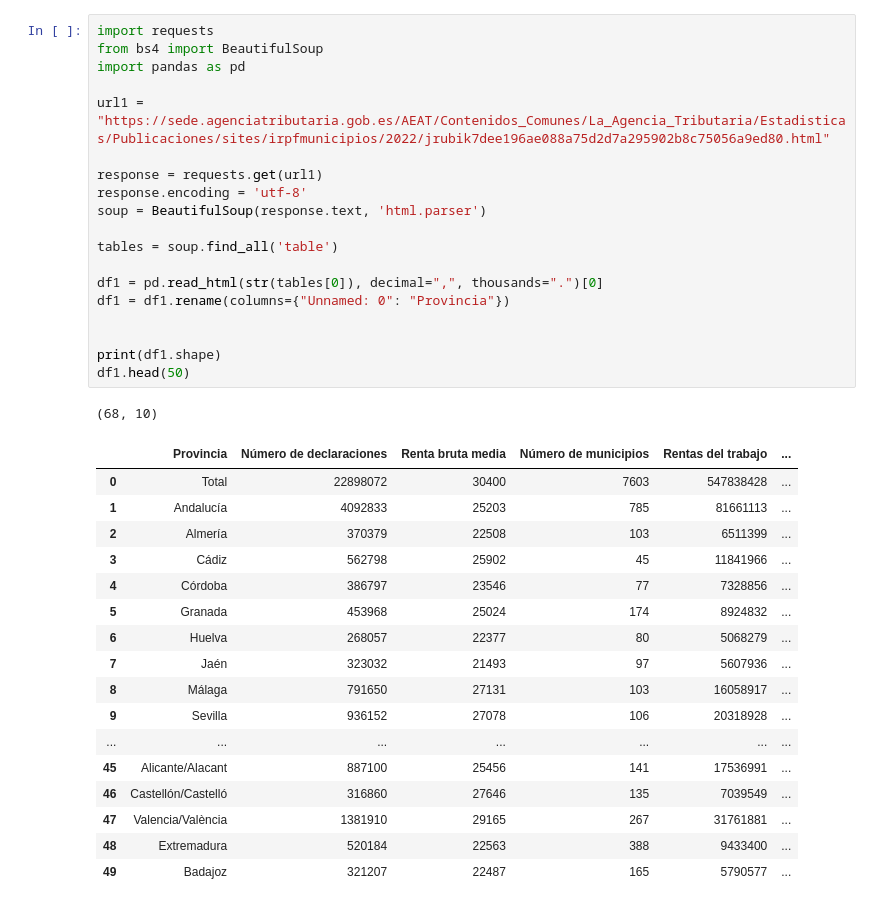
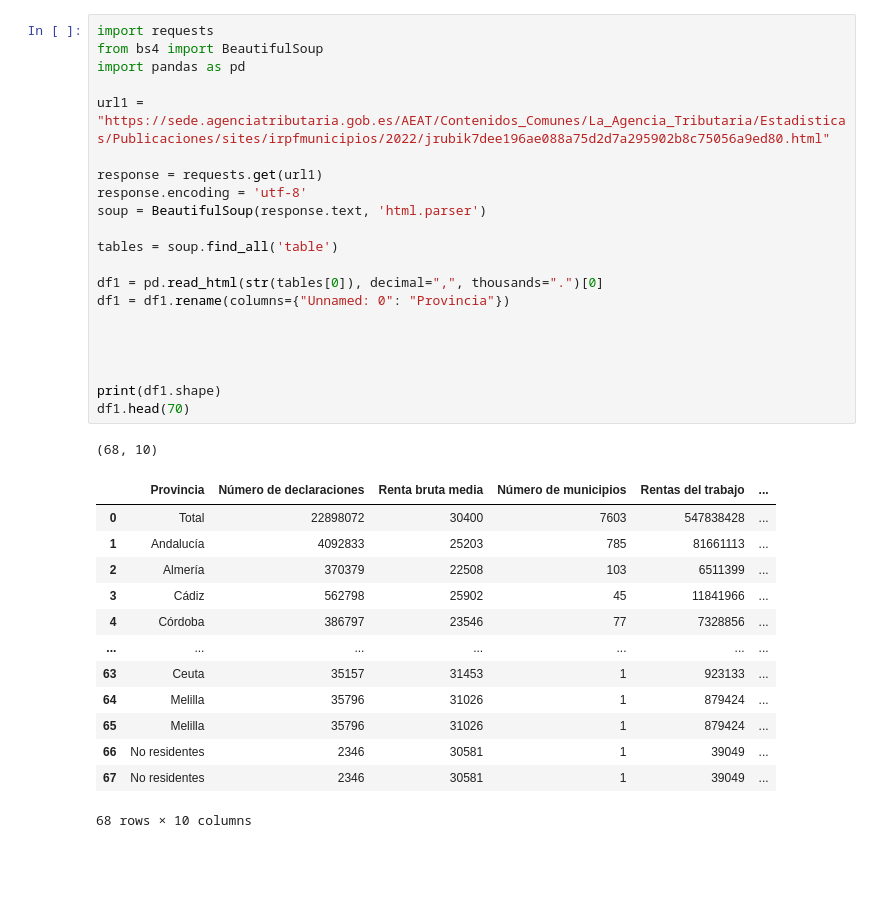
Before and after one commit to UnaiFam/PROYECTO-EUROPA, a Jupyter notebook: Datos renta por provincia.ipynb, the cells around one changed output. Cells and saved outputs as stored; diff of their text form; blank space fills up the shorter version.

```diff
--- a/Datos renta por provincia.ipynb
+++ b/Datos renta por provincia.ipynb
@@ -1,41 +1,39 @@
 # %%
 import requests
 from bs4 import BeautifulSoup
 import pandas as pd
 
 url1 = "https://sede.agenciatributaria.gob.es/AEAT/Contenidos_Comunes/La_Agencia_Tributaria/Estadisticas/Publicaciones/sites/irpfmunicipios/2022/jrubik7dee196ae088a75d2d7a295902b8c75056a9ed80.html"
 
 response = requests.get(url1)
 response.encoding = 'utf-8'
 soup = BeautifulSoup(response.text, 'html.parser')
 
 tables = soup.find_all('table')
 
 df1 = pd.read_html(str(tables[0]), decimal=",", thousands=".")[0]
 df1 = df1.rename(columns={"Unnamed: 0": "Provincia"})
 
 
+
+
 print(df1.shape)
-df1.head(50)
+df1.head(70)
 # %% [output]
 (68, 10)
 |  | Provincia | Número de declaraciones | Renta bruta media | Número de municipios | Rentas del trabajo | ... |
 | 0 | Total | 22898072 | 30400 | 7603 | 547838428 | ... |
 | 1 | Andalucía | 4092833 | 25203 | 785 | 81661113 | ... |
 | 2 | Almería | 370379 | 22508 | 103 | 6511399 | ... |
 | 3 | Cádiz | 562798 | 25902 | 45 | 11841966 | ... |
 | 4 | Córdoba | 386797 | 23546 | 77 | 7328856 | ... |
-| 5 | Granada | 453968 | 25024 | 174 | 8924832 | ... |
-| 6 | Huelva | 268057 | 22377 | 80 | 5068279 | ... |
-| 7 | Jaén | 323032 | 21493 | 97 | 5607936 | ... |
-| 8 | Málaga | 791650 | 27131 | 103 | 16058917 | ... |
-| 9 | Sevilla | 936152 | 27078 | 106 | 20318928 | ... |
 | ... | ... | ... | ... | ... | ... | ... |
-| 45 | Alicante/Alacant | 887100 | 25456 | 141 | 17536991 | ... |
-| 46 | Castellón/Castelló | 316860 | 27646 | 135 | 7039549 | ... |
-| 47 | Valencia/València | 1381910 | 29165 | 267 | 31761881 | ... |
-| 48 | Extremadura | 520184 | 22563 | 388 | 9433400 | ... |
-| 49 | Badajoz | 321207 | 22487 | 165 | 5790577 | ... |
+| 63 | Ceuta | 35157 | 31453 | 1 | 923133 | ... |
+| 64 | Melilla | 35796 | 31026 | 1 | 879424 | ... |
+| 65 | Melilla | 35796 | 31026 | 1 | 879424 | ... |
+| 66 | No residentes | 2346 | 30581 | 1 | 39049 | ... |
+| 67 | No residentes | 2346 | 30581 | 1 | 39049 | ... |
+68 rows × 10 columns
 # %%
 dict_provincia = {
     "Araba/Álava": 1, "Albacete": 2, "Alicante/Alacant": 3, "Almería": 4, "Ávila": 5,
```
Also changed, not shown: parts of 6 cells of this notebook, 20 other files.
